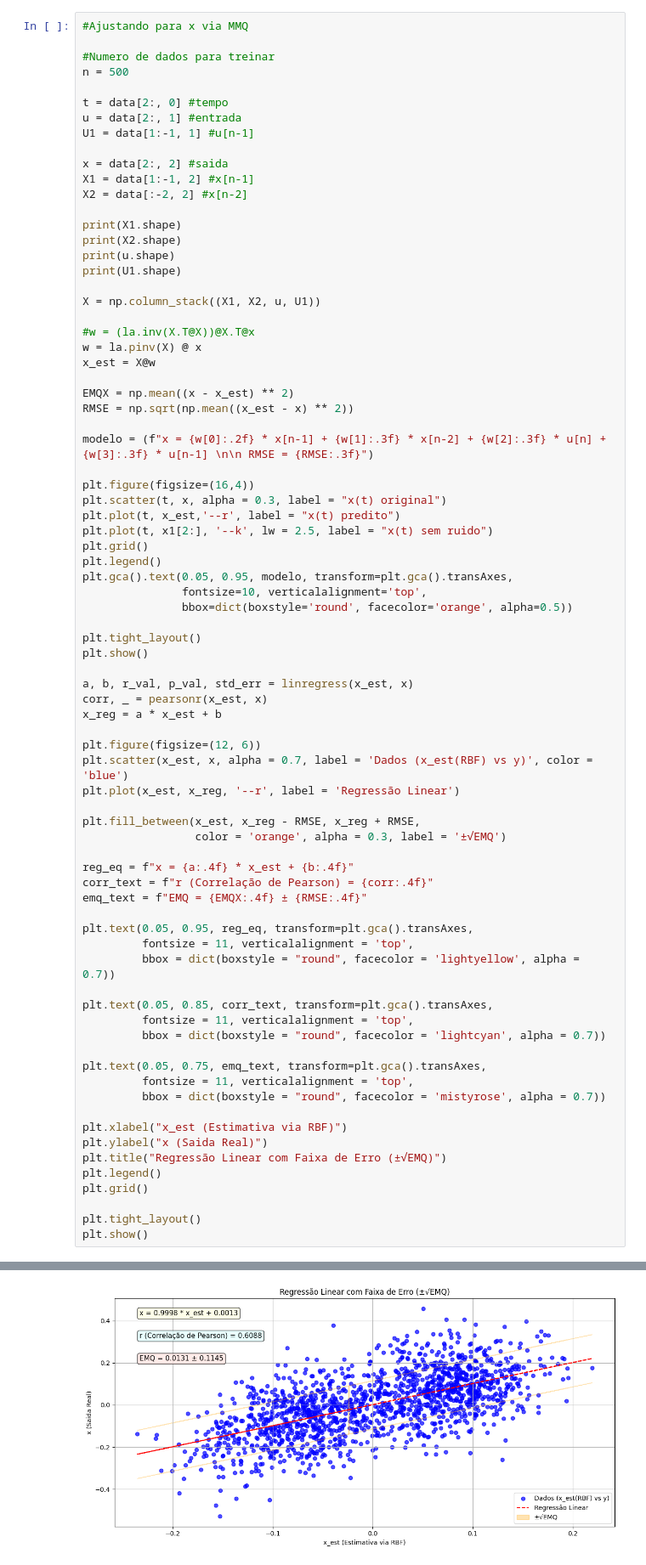
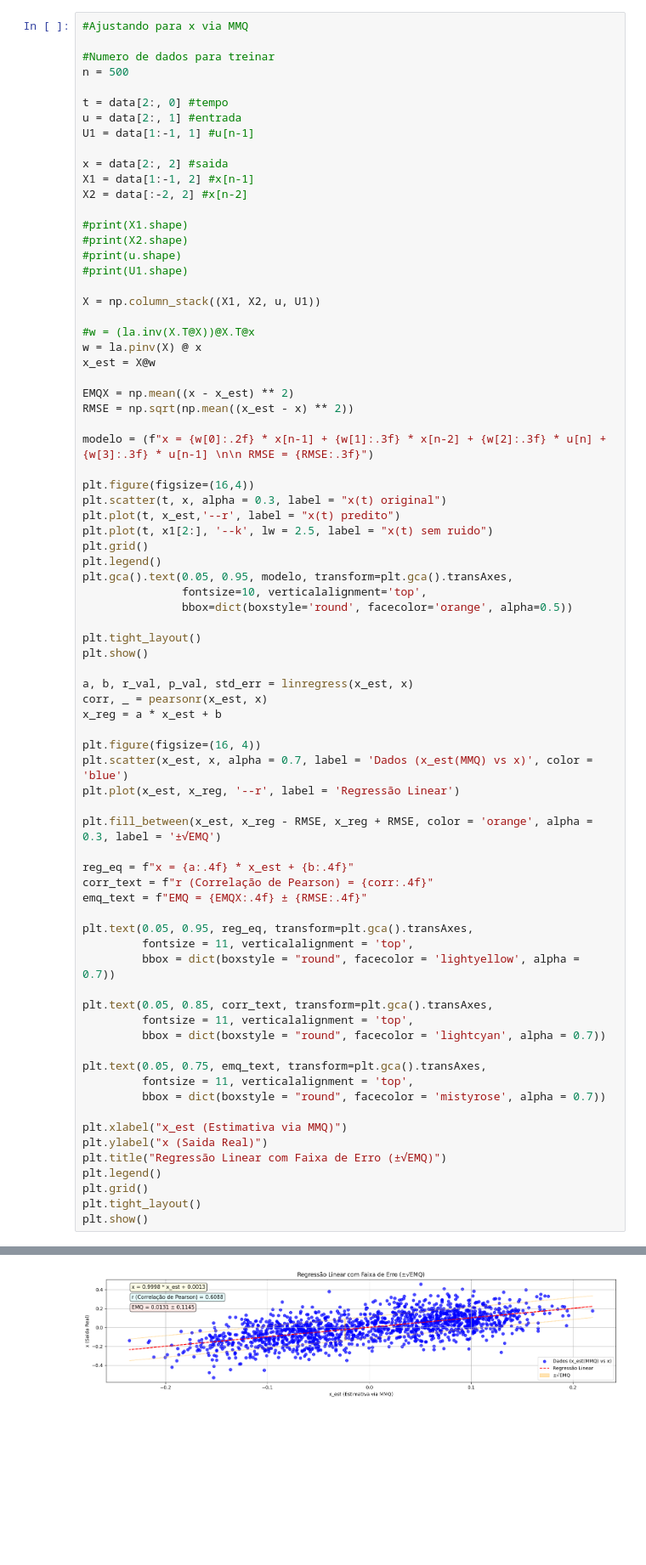
Before and after one commit to EnzoFSouza/computacao_numerica, a Jupyter notebook: Projeto_01_U2.ipynb, the cells around one changed output, grey strips where cells are left out. Shown at 85% size. Cells and saved outputs as stored; diff of their text form; blank space fills up the shorter version.

```diff
--- a/Projeto_01_U2.ipynb
+++ b/Projeto_01_U2.ipynb
@@ -156,10 +151,10 @@ x = data[2:, 2] #saida
 X1 = data[1:-1, 2] #x[n-1]
 X2 = data[:-2, 2] #x[n-2]
 
-print(X1.shape)
-print(X2.shape)
-print(u.shape)
-print(U1.shape)
+#print(X1.shape)
+#print(X2.shape)
+#print(u.shape)
+#print(U1.shape)
 
 X = np.column_stack((X1, X2, u, U1))
 
@@ -189,12 +184,11 @@ a, b, r_val, p_val, std_err = linregress(x_est, x)
 corr, _ = pearsonr(x_est, x)
 x_reg = a * x_est + b
 
-plt.figure(figsize=(12, 6))
-plt.scatter(x_est, x, alpha = 0.7, label = 'Dados (x_est(RBF) vs y)', color = 'blue')
+plt.figure(figsize=(16, 4))
+plt.scatter(x_est, x, alpha = 0.7, label = 'Dados (x_est(MMQ) vs x)', color = 'blue')
 plt.plot(x_est, x_reg, '--r', label = 'Regressão Linear')
 
-plt.fill_between(x_est, x_reg - RMSE, x_reg + RMSE,
-                 color = 'orange', alpha = 0.3, label = '±√EMQ')
+plt.fill_between(x_est, x_reg - RMSE, x_reg + RMSE, color = 'orange', alpha = 0.3, label = '±√EMQ')
 
 reg_eq = f"x = {a:.4f} * x_est + {b:.4f}"
 corr_text = f"r (Correlação de Pearson) = {corr:.4f}"
@@ -212,12 +206,11 @@ plt.text(0.05, 0.75, emq_text, transform=plt.gca().transAxes,
          fontsize = 11, verticalalignment = 'top',
          bbox = dict(boxstyle = "round", facecolor = 'mistyrose', alpha = 0.7))
 
-plt.xlabel("x_est (Estimativa via RBF)")
+plt.xlabel("x_est (Estimativa via MMQ)")
 plt.ylabel("x (Saida Real)")
 plt.title("Regressão Linear com Faixa de Erro (±√EMQ)")
 plt.legend()
 plt.grid()
-
 plt.tight_layout()
 plt.show()
 # %% [output]
@@ -228,2 +217,2 @@ plt.show()
 [figure]
-[figure, old version]
+[figure, new version]
```
Also changed, not shown: parts of 7 cells of this notebook.
